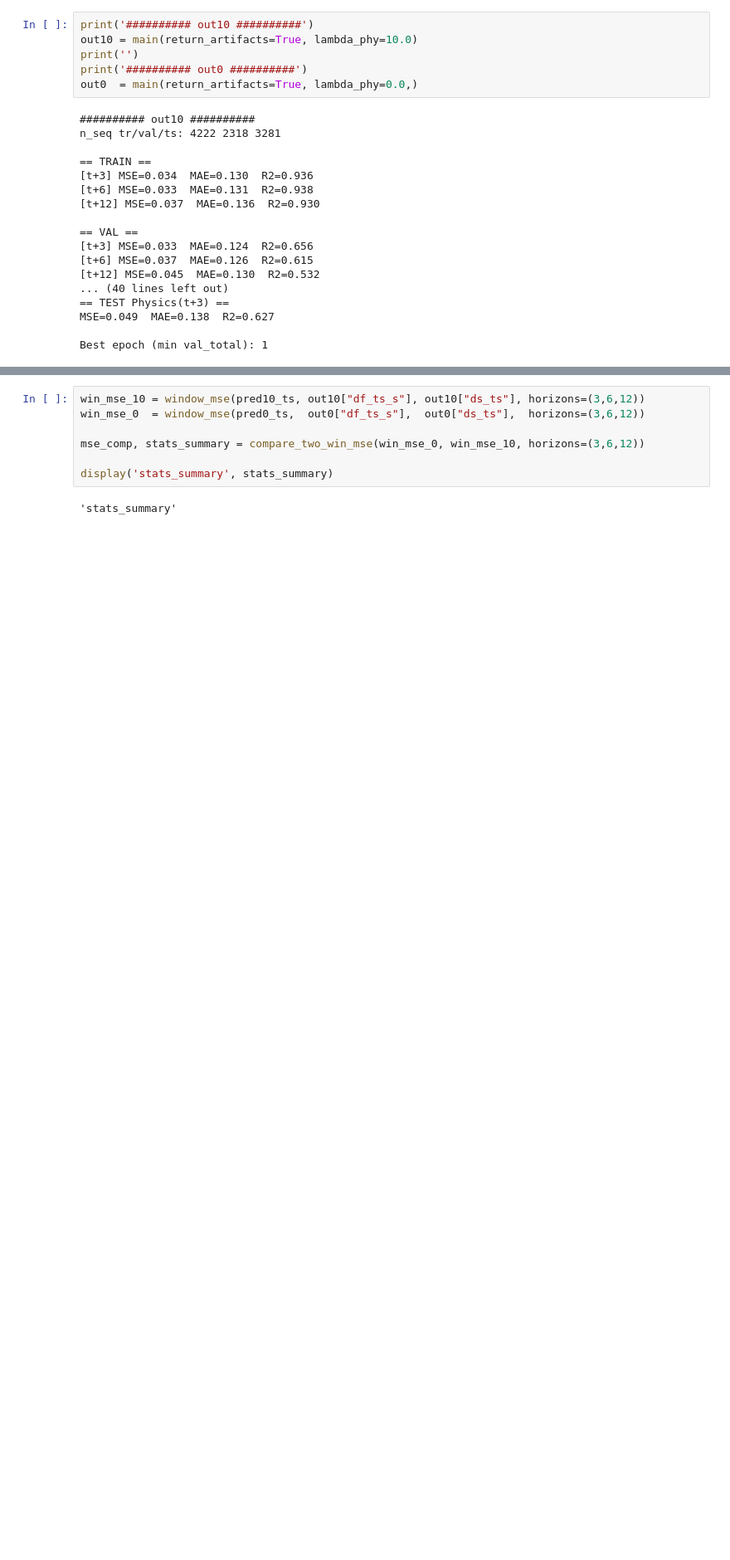
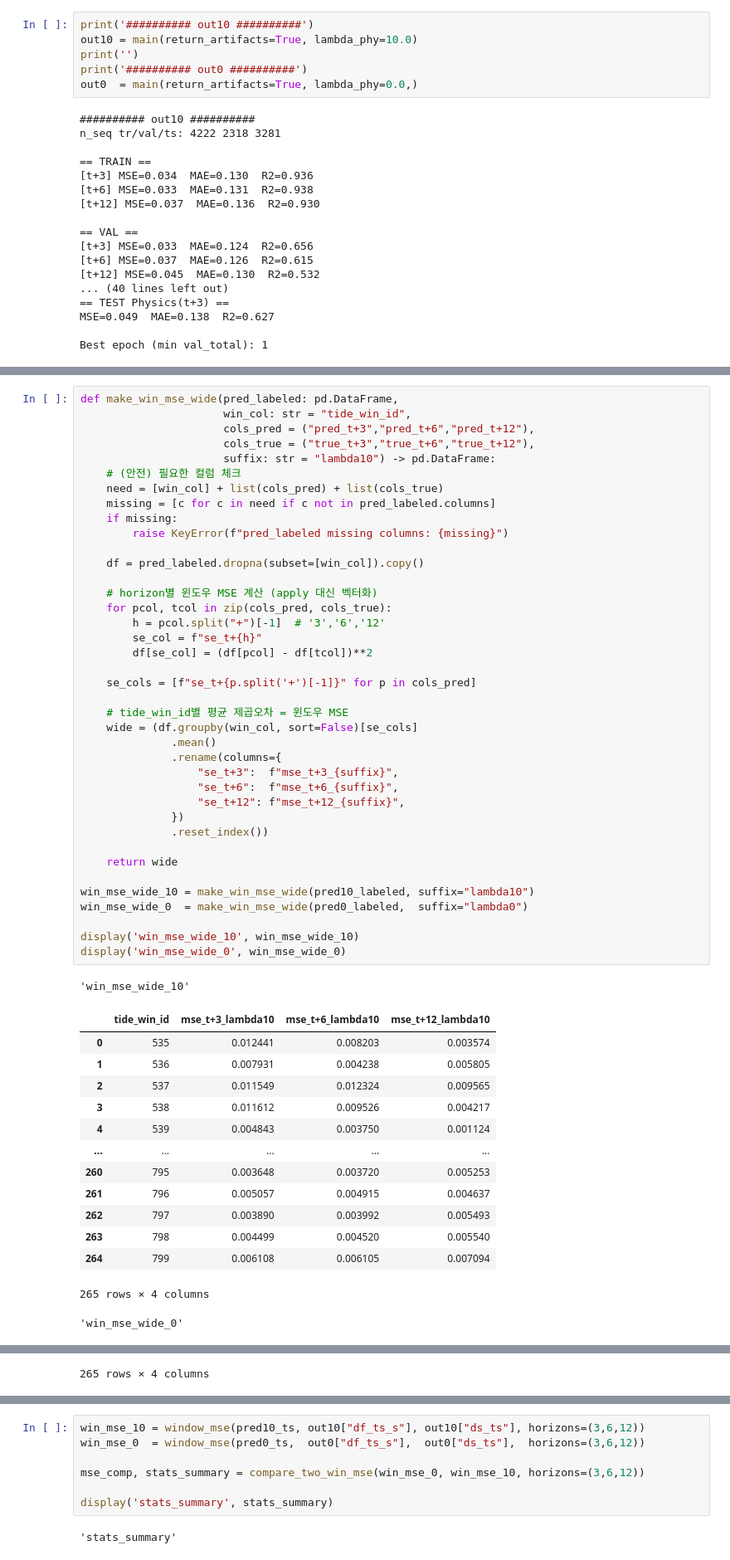
Before and after one commit to changyeon99/DomainGeneralization, a Jupyter notebook: Alpha.ipynb, the cells around one changed output, grey strips where cells are left out. Shown at 83% size. Saved outputs shown, nothing was run; the diff lists cells and outputs as text; blank space fills up the shorter version.

```diff
--- a/Alpha.ipynb
+++ b/Alpha.ipynb
@@ -2381,0 +2444,55 @@ display('pred0_ts',  pred0_ts)
+# %%
+def make_win_mse_wide(pred_labeled: pd.DataFrame,
+                      win_col: str = "tide_win_id",
+                      cols_pred = ("pred_t+3","pred_t+6","pred_t+12"),
+                      cols_true = ("true_t+3","true_t+6","true_t+12"),
+                      suffix: str = "lambda10") -> pd.DataFrame:
+    # (안전) 필요한 컬럼 체크
+    need = [win_col] + list(cols_pred) + list(cols_true)
+    missing = [c for c in need if c not in pred_labeled.columns]
+    if missing:
+        raise KeyError(f"pred_labeled missing columns: {missing}")
+
+    df = pred_labeled.dropna(subset=[win_col]).copy()
+
+    # horizon별 윈도우 MSE 계산 (apply 대신 벡터화)
+    for pcol, tcol in zip(cols_pred, cols_true):
+        h = pcol.split("+")[-1]  # '3','6','12'
+        se_col = f"se_t+{h}"
+        df[se_col] = (df[pcol] - df[tcol])**2
+
+    se_cols = [f"se_t+{p.split('+')[-1]}" for p in cols_pred]
+
+    # tide_win_id별 평균 제곱오차 = 윈도우 MSE
+    wide = (df.groupby(win_col, sort=False)[se_cols]
+              .mean()
+              .rename(columns={
+                  "se_t+3":  f"mse_t+3_{suffix}",
+                  "se_t+6":  f"mse_t+6_{suffix}",
+                  "se_t+12": f"mse_t+12_{suffix}",
+              })
+              .reset_index())
+
+    return wide
+
+win_mse_wide_10 = make_win_mse_wide(pred10_labeled, suffix="lambda10")
+win_mse_wide_0  = make_win_mse_wide(pred0_labeled,  suffix="lambda0")
+
+display('win_mse_wide_10', win_mse_wide_10)
+display('win_mse_wide_0', win_mse_wide_0)
+# %% [output]
+'win_mse_wide_10'
+|  | tide_win_id | mse_t+3_lambda10 | mse_t+6_lambda10 | mse_t+12_lambda10 |
+| 0 | 535 | 0.012441 | 0.008203 | 0.003574 |
+| 1 | 536 | 0.007931 | 0.004238 | 0.005805 |
+| 2 | 537 | 0.011549 | 0.012324 | 0.009565 |
+| 3 | 538 | 0.011612 | 0.009526 | 0.004217 |
+| 4 | 539 | 0.004843 | 0.003750 | 0.001124 |
+| ... | ... | ... | ... | ... |
+| 260 | 795 | 0.003648 | 0.003720 | 0.005253 |
+| 261 | 796 | 0.005057 | 0.004915 | 0.004637 |
+| 262 | 797 | 0.003890 | 0.003992 | 0.005493 |
+| 263 | 798 | 0.004499 | 0.004520 | 0.005540 |
+| 264 | 799 | 0.006108 | 0.006105 | 0.007094 |
+265 rows × 4 columns
+'win_mse_wide_0'
@@ -2381,0 +2511 @@ display('pred0_ts',  pred0_ts)
+265 rows × 4 columns
```
Also changed, not shown: parts of 10 cells of this notebook.
